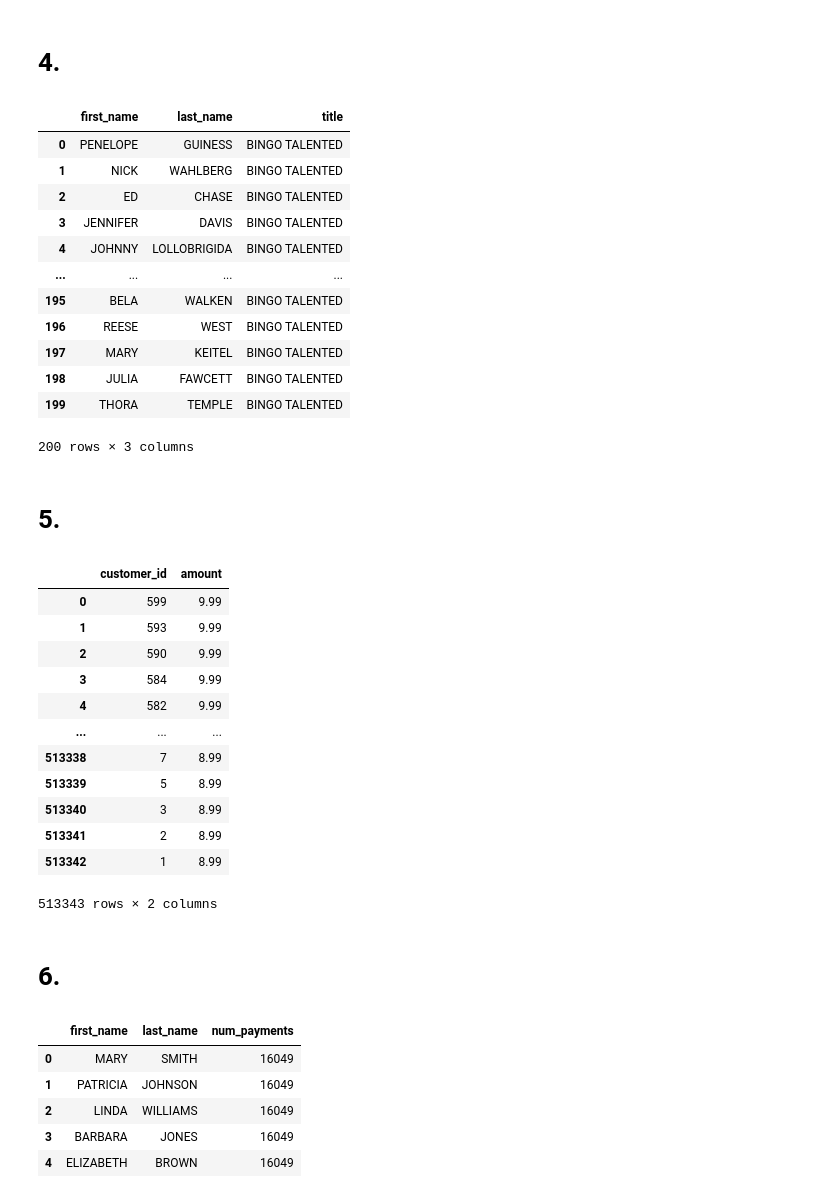
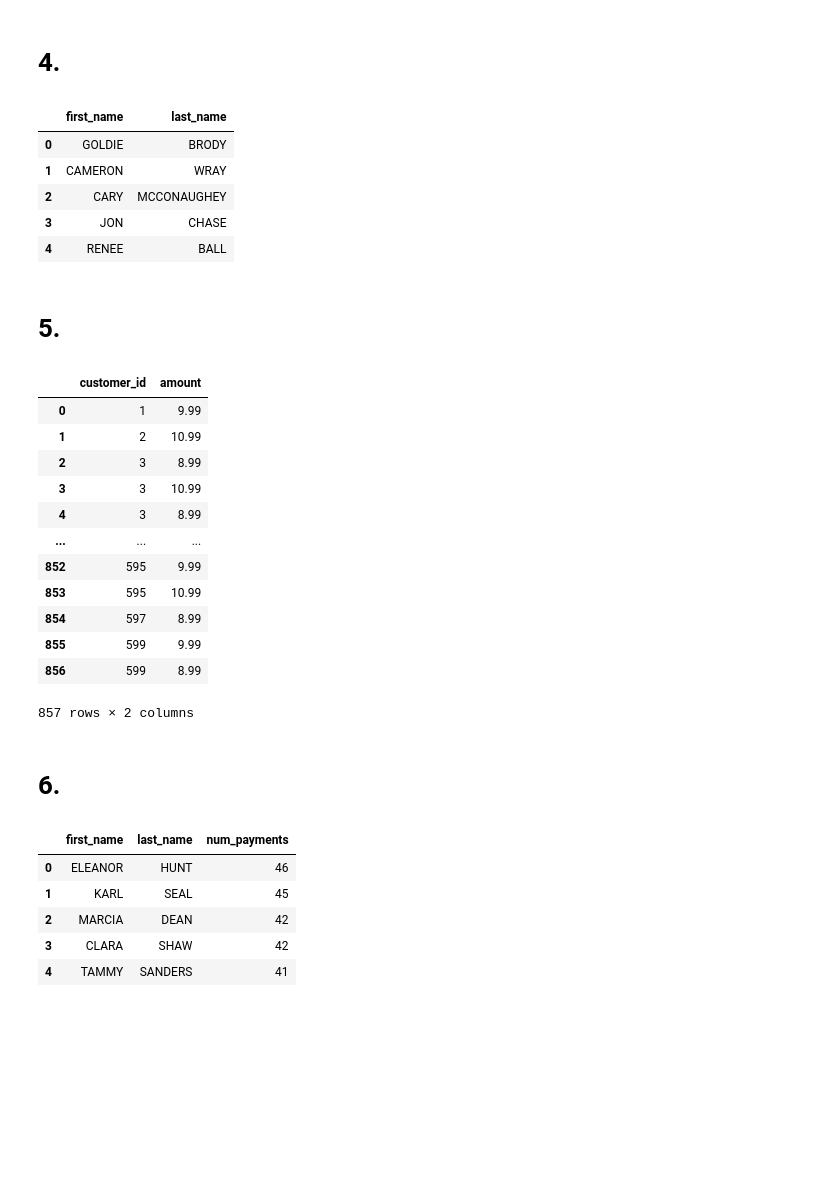
Before and after one commit to Josh-XS/Queries-Sakila, a Jupyter notebook: Sakila.ipynb, the cells around one changed output. Saved outputs shown, nothing was run; the diff lists cells and outputs as text; code cells hidden in the pictures; blank space fills up the shorter version.

```diff
--- a/Sakila.ipynb
+++ b/Sakila.ipynb
@@ -88,61 +97,55 @@ pd.read_sql(q, engine)
 # %% [markdown]
 # 4.
 # %%
-q = '''SELECT a.first_name,a.last_name,f.title
-FROM actor a, film f
-WHERE f.title = 'Bingo Talented';'''
+q = '''SELECT first_name,last_name
+FROM actor
+JOIN film_actor ON actor.actor_id = film_actor.actor_id
+WHERE film_actor.film_id = (SELECT film_id FROM film WHERE film.title = 'Bingo Talented')'''
 
 pd.read_sql(q, engine)
 # %% [output]
-|  | first_name | last_name | title |
-| 0 | PENELOPE | GUINESS | BINGO TALENTED |
-| 1 | NICK | WAHLBERG | BINGO TALENTED |
-| 2 | ED | CHASE | BINGO TALENTED |
-| 3 | JENNIFER | DAVIS | BINGO TALENTED |
-| 4 | JOHNNY | LOLLOBRIGIDA | BINGO TALENTED |
-| ... | ... | ... | ... |
-| 195 | BELA | WALKEN | BINGO TALENTED |
-| 196 | REESE | WEST | BINGO TALENTED |
-| 197 | MARY | KEITEL | BINGO TALENTED |
-| 198 | JULIA | FAWCETT | BINGO TALENTED |
-| 199 | THORA | TEMPLE | BINGO TALENTED |
+|  | first_name | last_name |
+| 0 | GOLDIE | BRODY |
+| 1 | CAMERON | WRAY |
+| 2 | CARY | MCCONAUGHEY |
+| 3 | JON | CHASE |
+| 4 | RENEE | BALL |
-200 rows × 3 columns
 # %% [markdown]
 # 5.
 # %%
-q = '''SELECT c.customer_id, p.amount
-FROM customer c, payment p
-WHERE p.amount > (SELECT AVG(amount)*2 FROM payment)'''
+q = '''SELECT customer_id, amount
+FROM payment
+WHERE amount > (SELECT AVG(amount)*2 FROM payment)'''
 
 pd.read_sql(q, engine)
 # %% [output]
 |  | customer_id | amount |
-| 0 | 599 | 9.99 |
-| 1 | 593 | 9.99 |
-| 2 | 590 | 9.99 |
-| 3 | 584 | 9.99 |
-| 4 | 582 | 9.99 |
+| 0 | 1 | 9.99 |
+| 1 | 2 | 10.99 |
+| 2 | 3 | 8.99 |
+| 3 | 3 | 10.99 |
+| 4 | 3 | 8.99 |
 | ... | ... | ... |
-| 513338 | 7 | 8.99 |
-| 513339 | 5 | 8.99 |
-| 513340 | 3 | 8.99 |
-| 513341 | 2 | 8.99 |
-| 513342 | 1 | 8.99 |
+| 852 | 595 | 9.99 |
+| 853 | 595 | 10.99 |
+| 854 | 597 | 8.99 |
+| 855 | 599 | 9.99 |
+| 856 | 599 | 8.99 |
-513343 rows × 2 columns
+857 rows × 2 columns
 # %% [markdown]
 # 6.
 # %%
-q = '''SELECT c.first_name, c.last_name,
-(SELECT COUNT(customer_id) FROM payment) AS num_payments
-FROM customer c
+q = '''SELECT first_name, last_name,
+(SELECT COUNT(*) FROM payment WHERE payment.customer_id = customer.customer_id) AS num_payments
+FROM customer
 ORDER BY num_payments DESC
 LIMIT 5'''
 
 pd.read_sql(q, engine)
 # %% [output]
 |  | first_name | last_name | num_payments |
-| 0 | MARY | SMITH | 16049 |
-| 1 | PATRICIA | JOHNSON | 16049 |
-| 2 | LINDA | WILLIAMS | 16049 |
-| 3 | BARBARA | JONES | 16049 |
-| 4 | ELIZABETH | BROWN | 16049 |
+| 0 | ELEANOR | HUNT | 46 |
+| 1 | KARL | SEAL | 45 |
+| 2 | MARCIA | DEAN | 42 |
+| 3 | CLARA | SHAW | 42 |
+| 4 | TAMMY | SANDERS | 41 |
```
Also changed, not shown: parts of 3 cells of this notebook.
